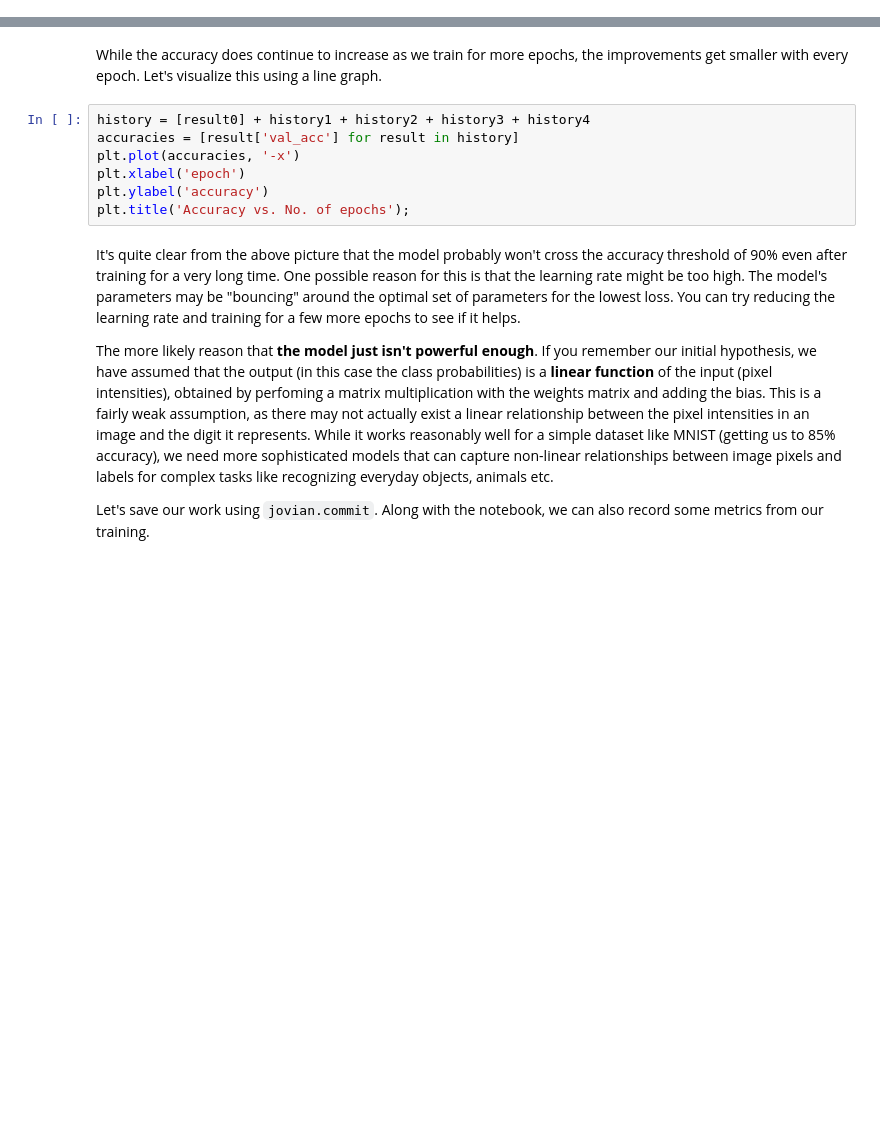
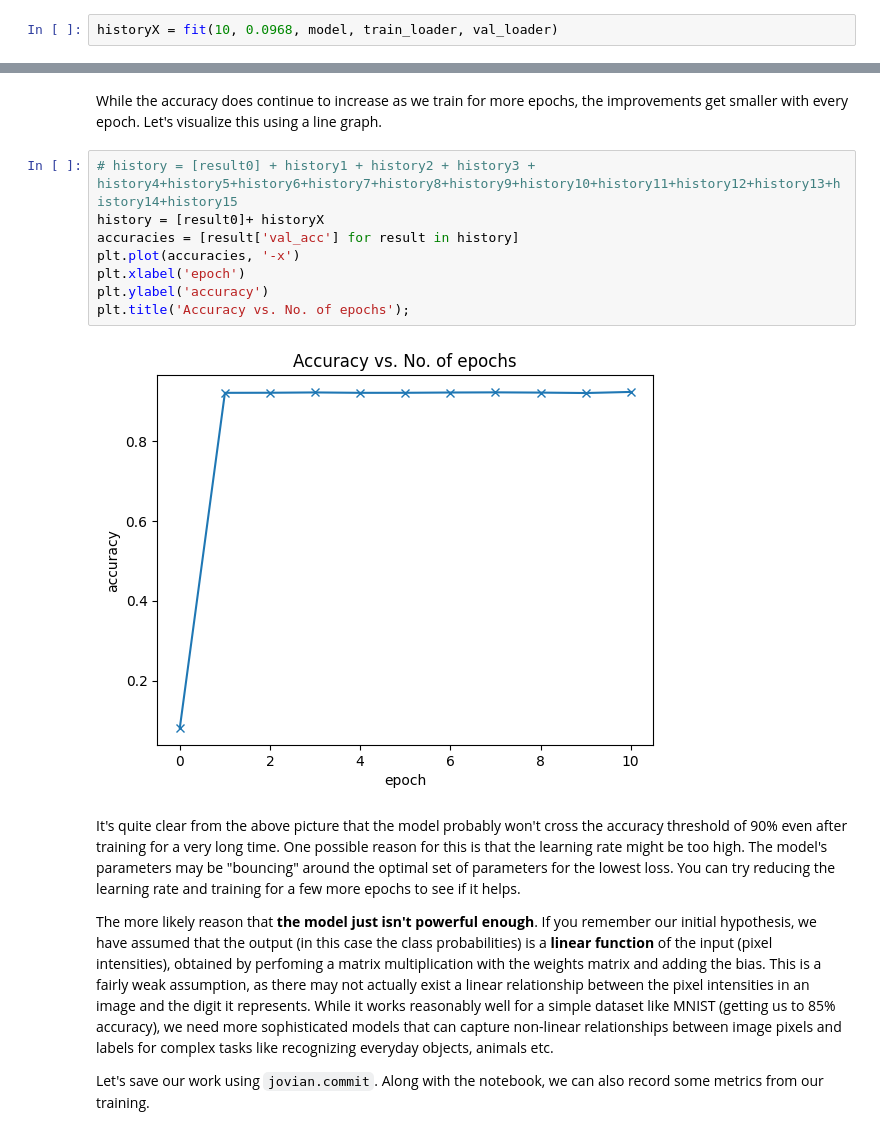
Before and after one commit to Valiev-Koyiljon/pytorch_tutorial, a Jupyter notebook: 03_logistic_regression.ipynb, the cells around one changed output, grey strips where cells are left out. Saved outputs shown, nothing was run; the diff lists cells and outputs as text; blank space fills up the shorter version.

```diff
--- a/03_logistic_regression.ipynb
+++ b/03_logistic_regression.ipynb
@@ -671,0 +783,2 @@ history4 = fit(5, 0.001, model, train_loader, val_loader)
+# %%
+historyX = fit(10, 0.0968, model, train_loader, val_loader)
@@ -672,12 +796,15 @@ history4 = fit(5, 0.001, model, train_loader, val_loader)
 # %% [markdown]
 While the accuracy does continue to increase as we train for more epochs, the improvements get smaller with every epoch. Let's visualize this using a line graph.
 # %%
-history = [result0] + history1 + history2 + history3 + history4
+# history = [result0] + history1 + history2 + history3 + history4+history5+history6+history7+history8+history9+history10+history11+history12+history13+history14+history15
+history = [result0]+ historyX
 accuracies = [result['val_acc'] for result in history]
 plt.plot(accuracies, '-x')
 plt.xlabel('epoch')
 plt.ylabel('accuracy')
 plt.title('Accuracy vs. No. of epochs');
+# %% [output]
+[figure, added]
 # %% [markdown]
 It's quite clear from the above picture that the model probably won't cross the accuracy threshold of 90% even after training for a very long time. One possible reason for this is that the learning rate might be too high. The model's parameters may be "bouncing" around the optimal set of parameters for the lowest loss. You can try reducing the learning rate and training for a few more epochs to see if it helps.
 
```
Also changed, not shown: parts of 57 cells of this notebook.
